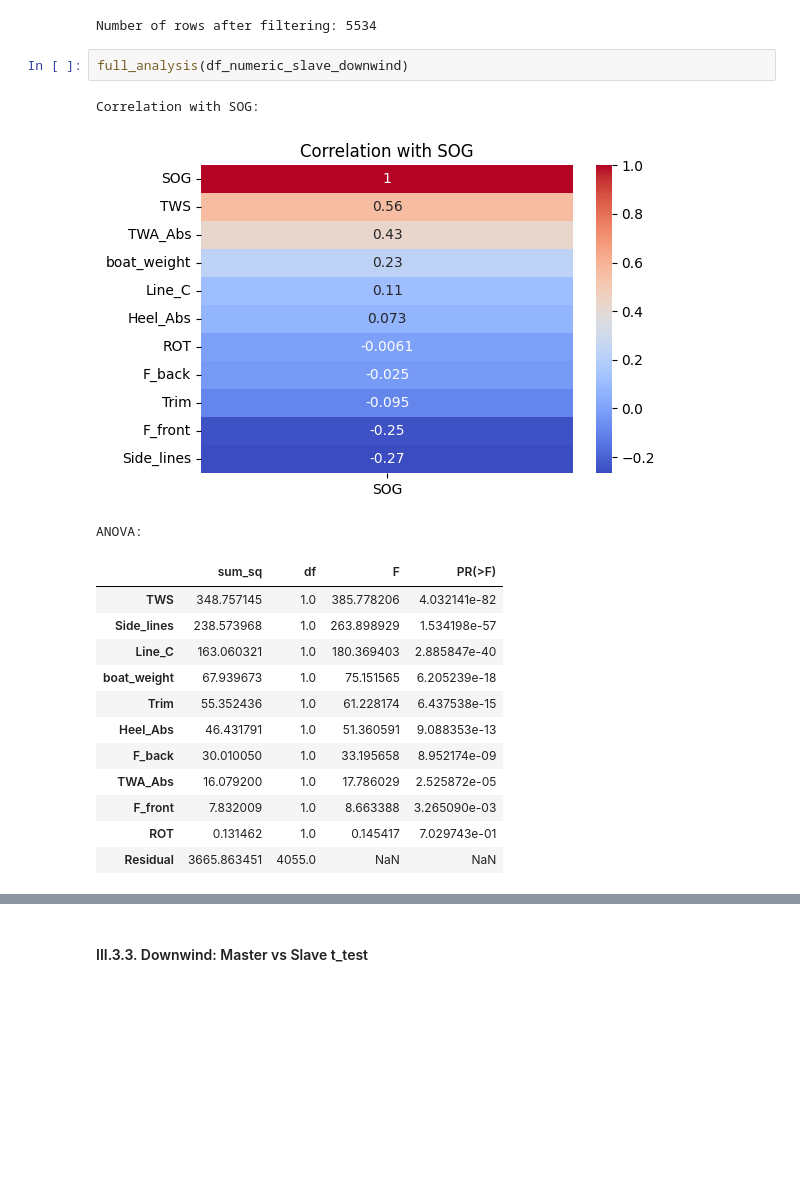
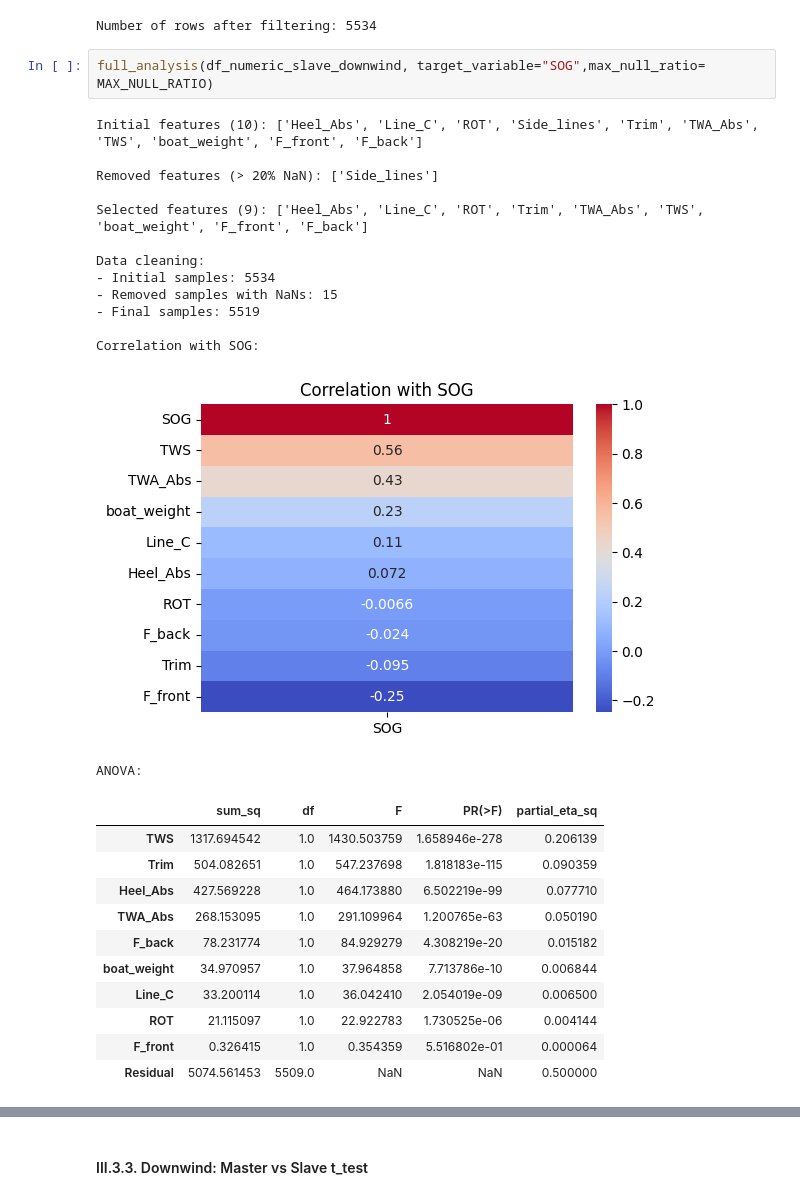
Before and after one commit to HusamJubranEPFL/FormulaKiteDataAnalysis, a Jupyter notebook: Straight Run/analysis_senseboard.ipynb, the cells around one changed output, grey strips where cells are left out. Cells and saved outputs as stored; diff of their text form; blank space fills up the shorter version.

Commit message:
side lines issue

```diff
--- a/Straight Run/analysis_senseboard.ipynb
+++ b/Straight Run/analysis_senseboard.ipynb
@@ -916,21 +801,31 @@ print(f"Number of rows after filtering: {len(df_numeric_slave_downwind)}")
 # %% [output]
 Number of rows after filtering: 5534
 # %%
-full_analysis(df_numeric_slave_downwind)
+full_analysis(df_numeric_slave_downwind, target_variable="SOG",max_null_ratio= MAX_NULL_RATIO)
 # %% [output]
+Initial features (10): ['Heel_Abs', 'Line_C', 'ROT', 'Side_lines', 'Trim', 'TWA_Abs', 'TWS', 'boat_weight', 'F_front', 'F_back']
+
+Removed features (> 20% NaN): ['Side_lines']
+
+Selected features (9): ['Heel_Abs', 'Line_C', 'ROT', 'Trim', 'TWA_Abs', 'TWS', 'boat_weight', 'F_front', 'F_back']
+
+Data cleaning:
+- Initial samples: 5534
+- Removed samples with NaNs: 15
+- Final samples: 5519
+
 Correlation with SOG:
-[figure, old version]
+[figure, new version]
 ANOVA:
-|  | sum_sq | df | F | PR(>F) |
-| TWS | 348.757145 | 1.0 | 385.778206 | 4.032141e-82 |
-| Side_lines | 238.573968 | 1.0 | 263.898929 | 1.534198e-57 |
-| Line_C | 163.060321 | 1.0 | 180.369403 | 2.885847e-40 |
-| boat_weight | 67.939673 | 1.0 | 75.151565 | 6.205239e-18 |
-| Trim | 55.352436 | 1.0 | 61.228174 | 6.437538e-15 |
-| Heel_Abs | 46.431791 | 1.0 | 51.360591 | 9.088353e-13 |
-| F_back | 30.010050 | 1.0 | 33.195658 | 8.952174e-09 |
-| TWA_Abs | 16.079200 | 1.0 | 17.786029 | 2.525872e-05 |
-| F_front | 7.832009 | 1.0 | 8.663388 | 3.265090e-03 |
-| ROT | 0.131462 | 1.0 | 0.145417 | 7.029743e-01 |
-| Residual | 3665.863451 | 4055.0 | NaN | NaN |
+|  | sum_sq | df | F | PR(>F) | partial_eta_sq |
+| TWS | 1317.694542 | 1.0 | 1430.503759 | 1.658946e-278 | 0.206139 |
+| Trim | 504.082651 | 1.0 | 547.237698 | 1.818183e-115 | 0.090359 |
+| Heel_Abs | 427.569228 | 1.0 | 464.173880 | 6.502219e-99 | 0.077710 |
+| TWA_Abs | 268.153095 | 1.0 | 291.109964 | 1.200765e-63 | 0.050190 |
+| F_back | 78.231774 | 1.0 | 84.929279 | 4.308219e-20 | 0.015182 |
+| boat_weight | 34.970957 | 1.0 | 37.964858 | 7.713786e-10 | 0.006844 |
+| Line_C | 33.200114 | 1.0 | 36.042410 | 2.054019e-09 | 0.006500 |
+| ROT | 21.115097 | 1.0 | 22.922783 | 1.730525e-06 | 0.004144 |
+| F_front | 0.326415 | 1.0 | 0.354359 | 5.516802e-01 | 0.000064 |
+| Residual | 5074.561453 | 5509.0 | NaN | NaN | 0.500000 |
 Polynomial fit:
```
Also changed, not shown: parts of 26 cells of this notebook, 2 other files.
